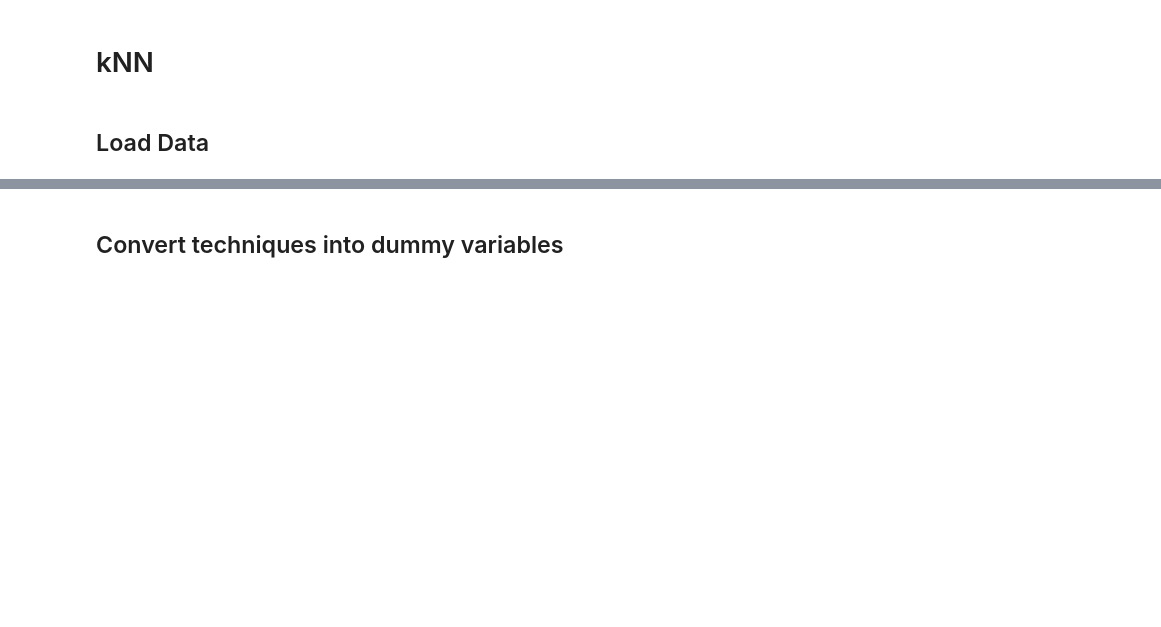
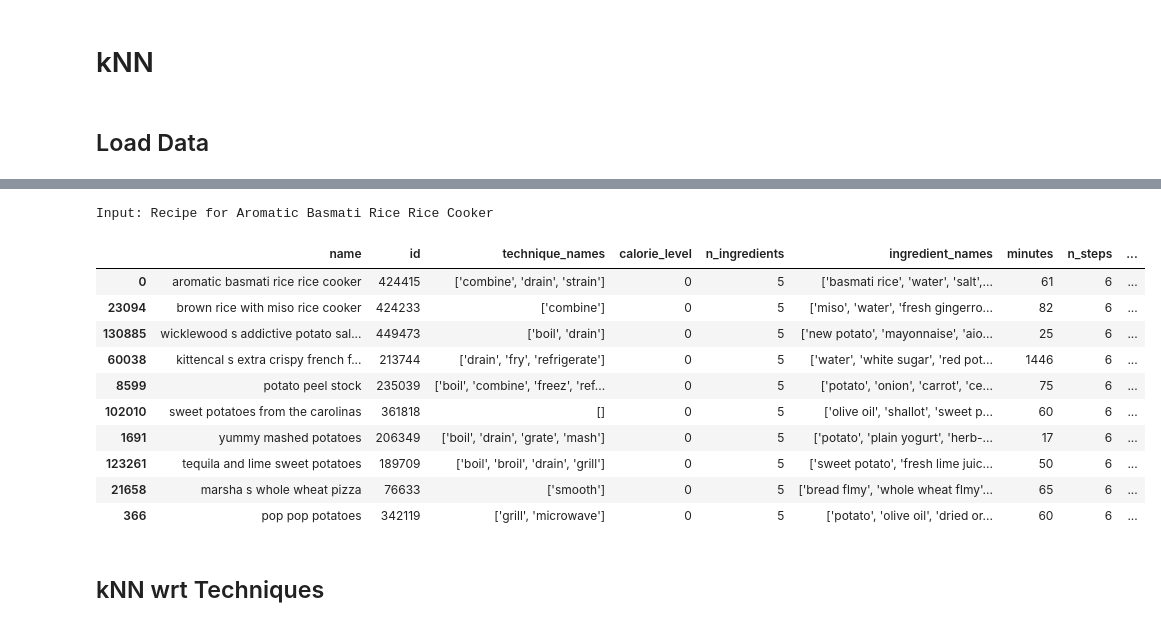
Before and after one commit to AnaqiAmir/FlavorFusion, a Jupyter notebook: knn.ipynb, the cells around one changed output, grey strips where cells are left out. Saved outputs shown, nothing was run; the diff lists cells and outputs as text; code cells hidden in the pictures; blank space fills up the shorter version.

```diff
--- a/knn.ipynb
+++ b/knn.ipynb
@@ -101,5 +69,43 @@ recipes
-# %% [markdown]
-## Convert techniques into dummy variables
+# %%
+# Drop columns
+X = recipes.drop(['name', 'id', 'technique_names', 'ingredient_names'],axis=1)
+
+# Scaling the data
+scaler = StandardScaler()
+X_scaled = scaler.fit_transform(X.values)
+
+# Fit model
+knn = NearestNeighbors(n_neighbors=50, metric='cosine')
+knn.fit(X_scaled)
+
+# Find neighbors for "aromatic basmati rice rice cooker"
+user_input = recipes.drop(['name', 'id', 'technique_names', 'ingredient_names'],axis=1).iloc[0].values.reshape(1,-1)
+user_input_scaled = scaler.transform(user_input)
+
+# Apply knn
+distances, indices = knn.kneighbors(user_input_scaled)
+
+# Map indices to original DataFrame
+recommended_recipes_by_nutrition = recipes.iloc[indices[0]]
+
+# Display
+print("Input: Recipe for Aromatic Basmati Rice Rice Cooker")
+recommended_recipes_by_nutrition.head(10)
+# %% [output]
+Input: Recipe for Aromatic Basmati Rice Rice Cooker
+|  | name | id | technique_names | calorie_level | n_ingredients | ingredient_names | minutes | n_steps | ... |
+| 0 | aromatic basmati rice rice cooker | 424415 | ['combine', 'drain', 'strain'] | 0 | 5 | ['basmati rice', 'water', 'salt',... | 61 | 6 | ... |
+| 23094 | brown rice with miso rice cooker | 424233 | ['combine'] | 0 | 5 | ['miso', 'water', 'fresh gingerro... | 82 | 6 | ... |
+| 130885 | wicklewood s addictive potato sal... | 449473 | ['boil', 'drain'] | 0 | 5 | ['new potato', 'mayonnaise', 'aio... | 25 | 6 | ... |
+| 60038 | kittencal s extra crispy french f... | 213744 | ['drain', 'fry', 'refrigerate'] | 0 | 5 | ['water', 'white sugar', 'red pot... | 1446 | 6 | ... |
+| 8599 | potato peel stock | 235039 | ['boil', 'combine', 'freez', 'ref... | 0 | 5 | ['potato', 'onion', 'carrot', 'ce... | 75 | 6 | ... |
+| 102010 | sweet potatoes from the carolinas | 361818 | [] | 0 | 5 | ['olive oil', 'shallot', 'sweet p... | 60 | 6 | ... |
+| 1691 | yummy mashed potatoes | 206349 | ['boil', 'drain', 'grate', 'mash'] | 0 | 5 | ['potato', 'plain yogurt', 'herb-... | 17 | 6 | ... |
+| 123261 | tequila and lime sweet potatoes | 189709 | ['boil', 'broil', 'drain', 'grill'] | 0 | 5 | ['sweet potato', 'fresh lime juic... | 50 | 6 | ... |
+| 21658 | marsha s whole wheat pizza | 76633 | ['smooth'] | 0 | 5 | ['bread flmy', 'whole wheat flmy'... | 65 | 6 | ... |
+| 366 | pop pop potatoes | 342119 | ['grill', 'microwave'] | 0 | 5 | ['potato', 'olive oil', 'dried or... | 60 | 6 | ... |
+# %% [markdown]
+## kNN wrt Techniques
 # %%
 # Convert to lists
 recipes['technique_names'] = recipes['technique_names'].apply(ast.literal_eval)
```
Also changed, not shown: parts of 19 cells of this notebook.
